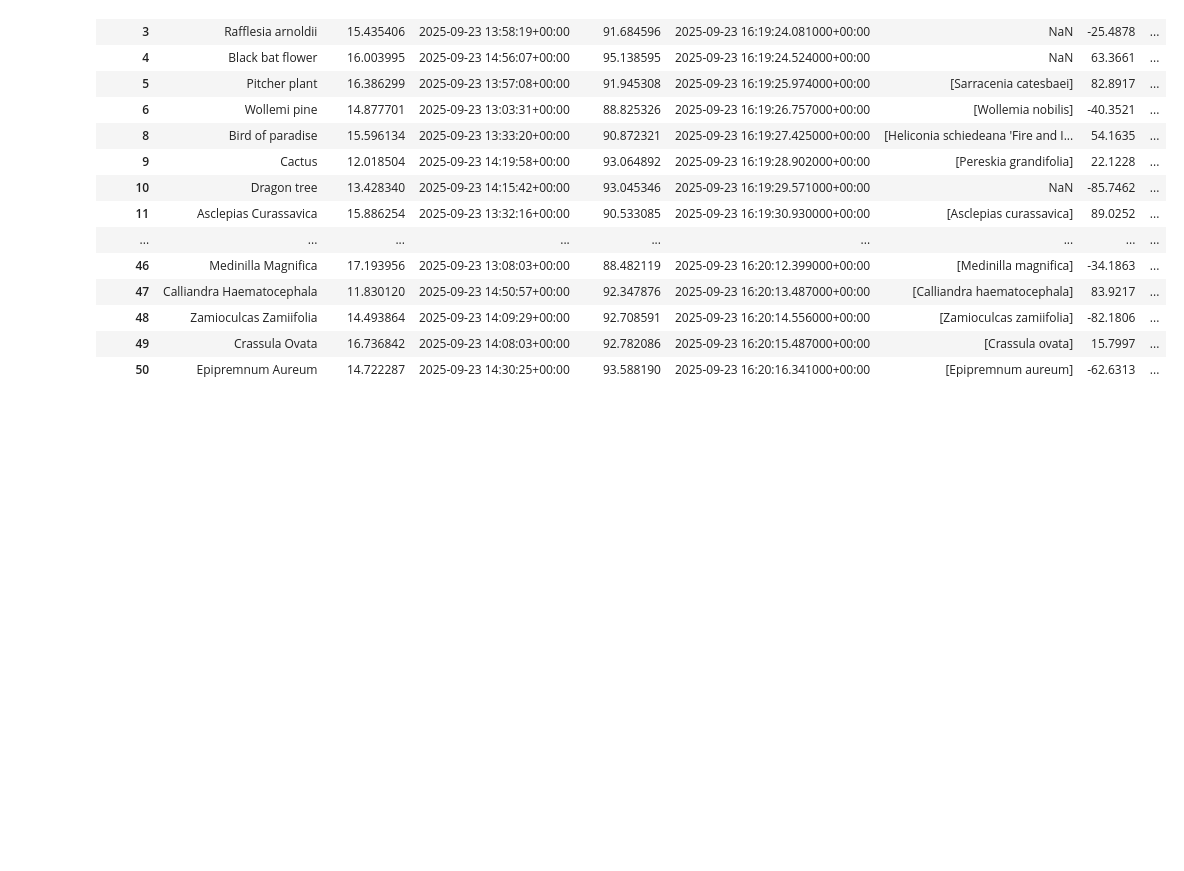
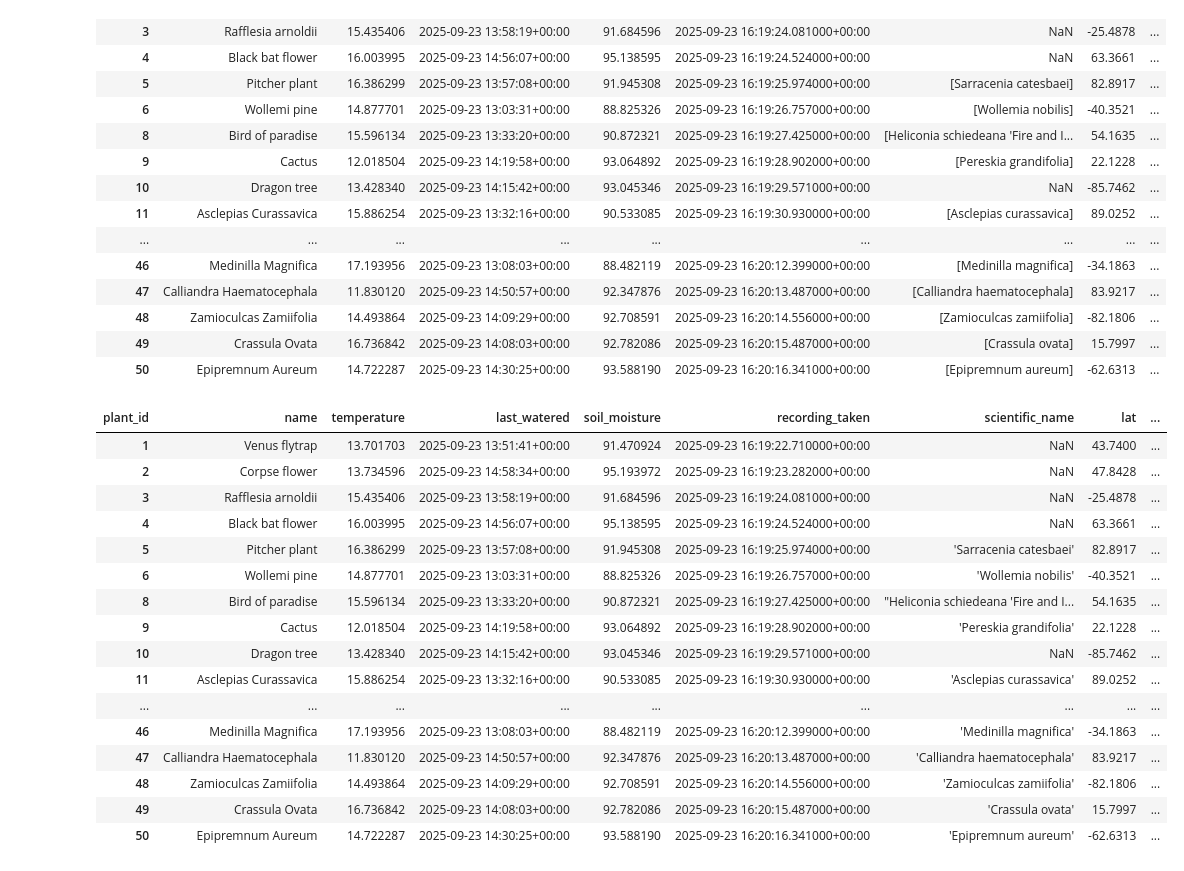
Before and after one commit to Midul123/seljkfcq-Week-13-Group-Project, a Jupyter notebook: pipeline/notebooks/check_data.ipynb, the cells around one changed output. Saved outputs shown, nothing was run; the diff lists cells and outputs as text; code cells hidden in the pictures; blank space fills up the shorter version.

```diff
--- a/pipeline/notebooks/check_data.ipynb
+++ b/pipeline/notebooks/check_data.ipynb
@@ -96,3 +96,25 @@ plants_df
 | 48 | Zamioculcas Zamiifolia | 14.493864 | 2025-09-23 14:09:29+00:00 | 92.708591 | 2025-09-23 16:20:14.556000+00:00 | [Zamioculcas zamiifolia] | -82.1806 | ... |
 | 49 | Crassula Ovata | 16.736842 | 2025-09-23 14:08:03+00:00 | 92.782086 | 2025-09-23 16:20:15.487000+00:00 | [Crassula ovata] | 15.7997 | ... |
 | 50 | Epipremnum Aureum | 14.722287 | 2025-09-23 14:30:25+00:00 | 93.588190 | 2025-09-23 16:20:16.341000+00:00 | [Epipremnum aureum] | -62.6313 | ... |
+# %%
+plants_df['scientific_name'] = plants_df['scientific_name'].apply(lambda x: str(x) if pd.notna(x) else x)
+plants_df['scientific_name'] = plants_df['scientific_name'].str.replace(r'\[|\]', '', regex=True)
+plants_df
+# %% [output]
+| plant_id | name | temperature | last_watered | soil_moisture | recording_taken | scientific_name | lat | ... |
+| 1 | Venus flytrap | 13.701703 | 2025-09-23 13:51:41+00:00 | 91.470924 | 2025-09-23 16:19:22.710000+00:00 | NaN | 43.7400 | ... |
+| 2 | Corpse flower | 13.734596 | 2025-09-23 14:58:34+00:00 | 95.193972 | 2025-09-23 16:19:23.282000+00:00 | NaN | 47.8428 | ... |
+| 3 | Rafflesia arnoldii | 15.435406 | 2025-09-23 13:58:19+00:00 | 91.684596 | 2025-09-23 16:19:24.081000+00:00 | NaN | -25.4878 | ... |
+| 4 | Black bat flower | 16.003995 | 2025-09-23 14:56:07+00:00 | 95.138595 | 2025-09-23 16:19:24.524000+00:00 | NaN | 63.3661 | ... |
+| 5 | Pitcher plant | 16.386299 | 2025-09-23 13:57:08+00:00 | 91.945308 | 2025-09-23 16:19:25.974000+00:00 | 'Sarracenia catesbaei' | 82.8917 | ... |
+| 6 | Wollemi pine | 14.877701 | 2025-09-23 13:03:31+00:00 | 88.825326 | 2025-09-23 16:19:26.757000+00:00 | 'Wollemia nobilis' | -40.3521 | ... |
+| 8 | Bird of paradise | 15.596134 | 2025-09-23 13:33:20+00:00 | 90.872321 | 2025-09-23 16:19:27.425000+00:00 | "Heliconia schiedeana 'Fire and I... | 54.1635 | ... |
+| 9 | Cactus | 12.018504 | 2025-09-23 14:19:58+00:00 | 93.064892 | 2025-09-23 16:19:28.902000+00:00 | 'Pereskia grandifolia' | 22.1228 | ... |
+| 10 | Dragon tree | 13.428340 | 2025-09-23 14:15:42+00:00 | 93.045346 | 2025-09-23 16:19:29.571000+00:00 | NaN | -85.7462 | ... |
+| 11 | Asclepias Curassavica | 15.886254 | 2025-09-23 13:32:16+00:00 | 90.533085 | 2025-09-23 16:19:30.930000+00:00 | 'Asclepias curassavica' | 89.0252 | ... |
+| ... | ... | ... | ... | ... | ... | ... | ... | ... |
+| 46 | Medinilla Magnifica | 17.193956 | 2025-09-23 13:08:03+00:00 | 88.482119 | 2025-09-23 16:20:12.399000+00:00 | 'Medinilla magnifica' | -34.1863 | ... |
+| 47 | Calliandra Haematocephala | 11.830120 | 2025-09-23 14:50:57+00:00 | 92.347876 | 2025-09-23 16:20:13.487000+00:00 | 'Calliandra haematocephala' | 83.9217 | ... |
+| 48 | Zamioculcas Zamiifolia | 14.493864 | 2025-09-23 14:09:29+00:00 | 92.708591 | 2025-09-23 16:20:14.556000+00:00 | 'Zamioculcas zamiifolia' | -82.1806 | ... |
+| 49 | Crassula Ovata | 16.736842 | 2025-09-23 14:08:03+00:00 | 92.782086 | 2025-09-23 16:20:15.487000+00:00 | 'Crassula ovata' | 15.7997 | ... |
+| 50 | Epipremnum Aureum | 14.722287 | 2025-09-23 14:30:25+00:00 | 93.588190 | 2025-09-23 16:20:16.341000+00:00 | 'Epipremnum aureum' | -62.6313 | ... |
```
Also changed, not shown: parts of 2 cells of this notebook, 1 other file.
